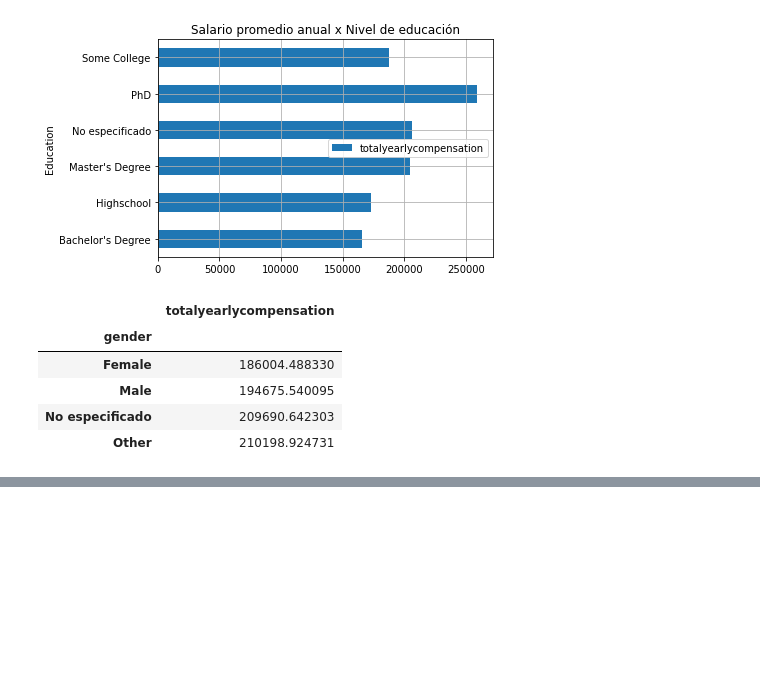
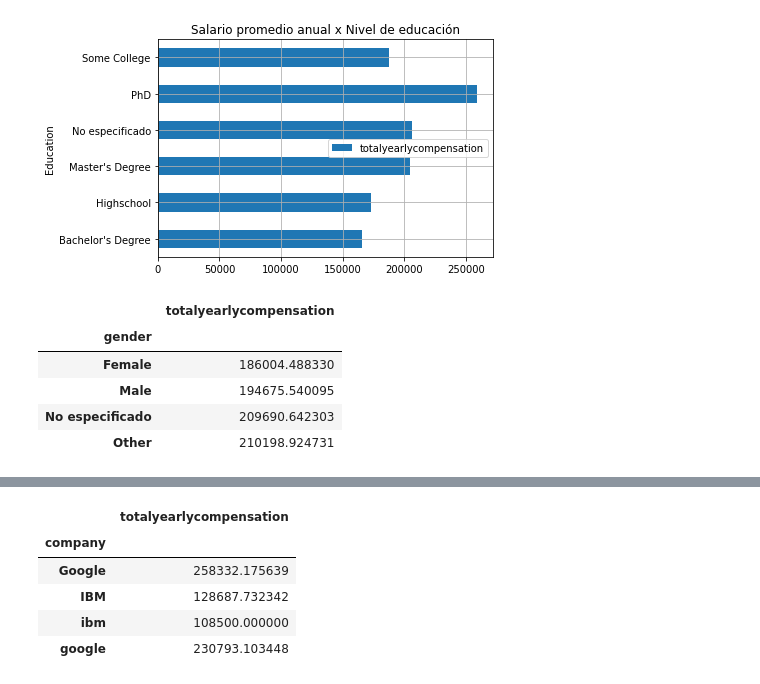
Before and after one commit to jspm07/PythonAnalytics, a Jupyter notebook: src/eda1.ipynb, the cells around one changed output, grey strips where cells are left out. Cells and saved outputs as stored; diff of their text form; code cells hidden in the pictures; blank space fills up the shorter version.

```diff
--- a/src/eda1.ipynb
+++ b/src/eda1.ipynb
@@ -87,3 +85,12 @@ df_3.head()
+# %%
+df_3.loc[['Google','IBM','ibm','google']]
+# %% [output]
+|  | totalyearlycompensation |
+| company |  |
+| Google | 258332.175639 |
+| IBM | 128687.732342 |
+| ibm | 108500.000000 |
+| google | 230793.103448 |
 # %%
 #Se agrupa por compañía
 x_compania = df.groupby(['company']).mean()
```
Also changed, not shown: parts of 8 cells of this notebook.
